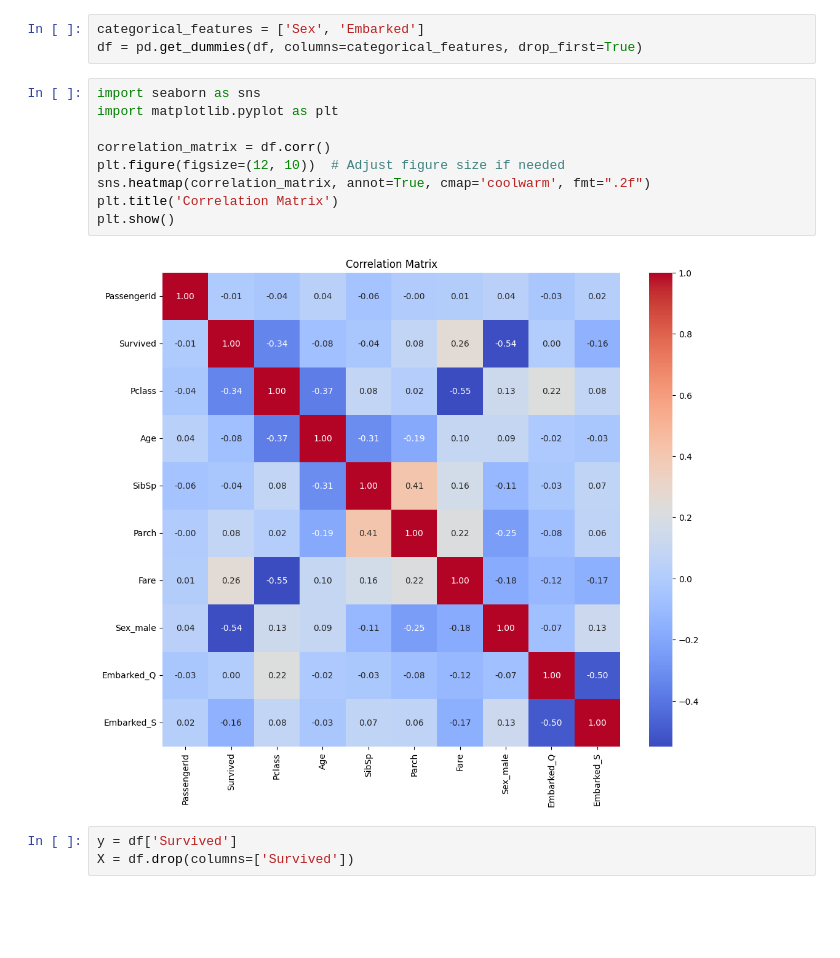
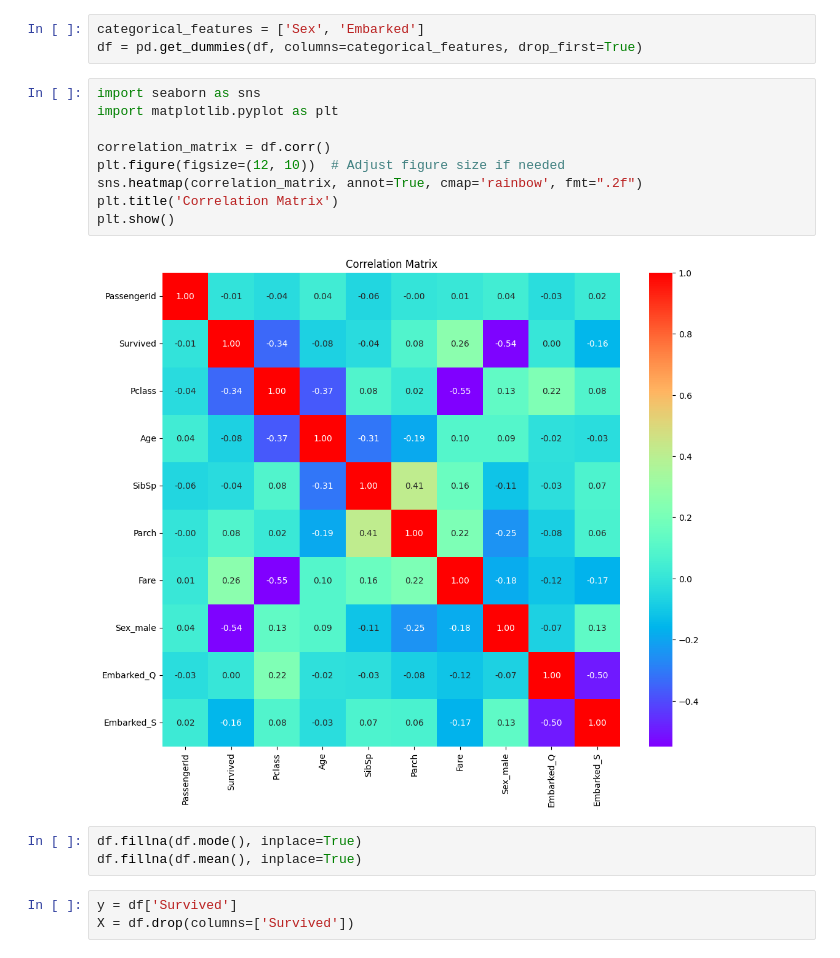
Before and after one commit to sndpwrites/Kaggle-competition, a Jupyter notebook: Titanic - Machine Learning from Disaster.ipynb, the cells around one changed output. Saved outputs shown, nothing was run; the diff lists cells and outputs as text; blank space fills up the shorter version.

```diff
--- a/Titanic - Machine Learning from Disaster.ipynb
+++ b/Titanic - Machine Learning from Disaster.ipynb
@@ -39,14 +37,17 @@ df = pd.get_dummies(df, columns=categorical_features, drop_first=True)
 # %%
 import seaborn as sns
 import matplotlib.pyplot as plt
 
 correlation_matrix = df.corr()
 plt.figure(figsize=(12, 10))  # Adjust figure size if needed
-sns.heatmap(correlation_matrix, annot=True, cmap='coolwarm', fmt=".2f")
+sns.heatmap(correlation_matrix, annot=True, cmap='rainbow', fmt=".2f")
 plt.title('Correlation Matrix')
 plt.show()
 # %% [output]
-[figure, old version]
+[figure, new version]
+# %%
+df.fillna(df.mode(), inplace=True)
+df.fillna(df.mean(), inplace=True)
 # %%
 y = df['Survived']
 X = df.drop(columns=['Survived'])
```
Also changed, not shown: parts of 8 cells of this notebook.
